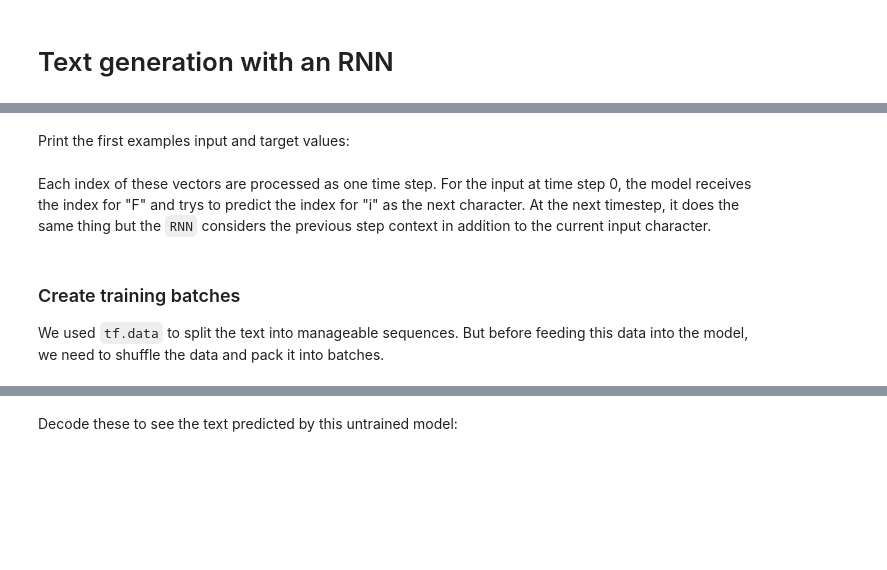
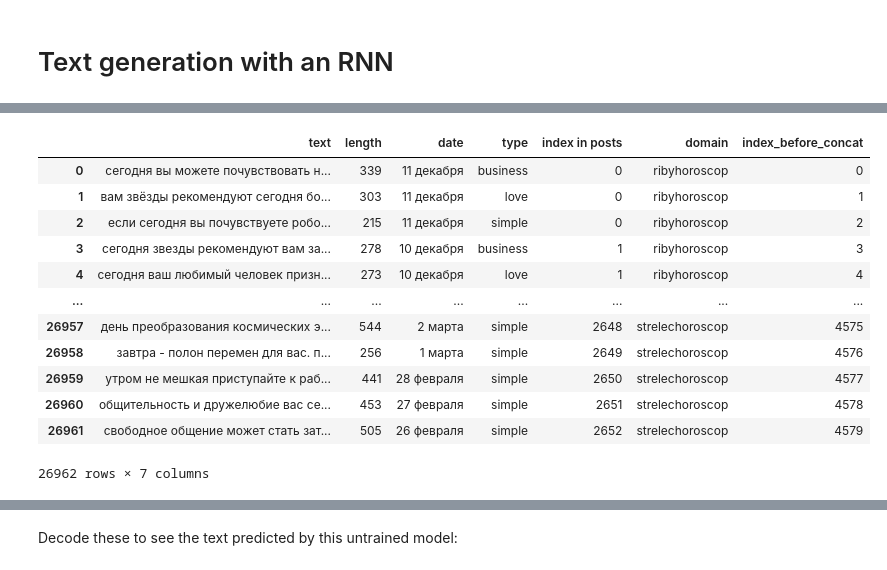
Before and after one commit to Khlebovich-Alexandra/horoscope_generator, a Jupyter notebook: text_generation.ipynb, the cells around one changed output, grey strips where cells are left out. Saved outputs shown, nothing was run; the diff lists cells and outputs as text; code cells hidden in the pictures; blank space fills up the shorter version.

Commit message:
better, but still bad model

```diff
--- a/text_generation.ipynb
+++ b/text_generation.ipynb
@@ -97,2 +30,0 @@ dataset = sequences.map(split_input_target)
-# %% [markdown]
-Print the first examples input and target values:
@@ -103,2 +30,0 @@ for input_example, target_example in  dataset.take(1):
-# %% [markdown]
-Each index of these vectors are processed as one time step. For the input at time step 0, the model receives the index for "F" and trys to predict the index for "i" as the next character. At the next timestep, it does the same thing but the `RNN` considers the previous step context in addition to the current input character.
@@ -110,4 +31,16 @@ for i, (input_idx, target_idx) in enumerate(zip(input_example[:5], target_exampl
-# %% [markdown]
-### Create training batches
-
-We used `tf.data` to split the text into manageable sequences. But before feeding this data into the model, we need to shuffle the data and pack it into batches.
+# %%
+posts
+# %% [output]
+|  | text | length | date | type | index in posts | domain | index_before_concat |
+| 0 | сегодня вы можете почувствовать н... | 339 | 11 декабря | business | 0 | ribyhoroscop | 0 |
+| 1 | вам звёзды рекомендуют сегодня бо... | 303 | 11 декабря | love | 0 | ribyhoroscop | 1 |
+| 2 | если сегодня вы почувствуете робо... | 215 | 11 декабря | simple | 0 | ribyhoroscop | 2 |
+| 3 | сегодня звезды рекомендуют вам за... | 278 | 10 декабря | business | 1 | ribyhoroscop | 3 |
+| 4 | сегодня ваш любимый человек призн... | 273 | 10 декабря | love | 1 | ribyhoroscop | 4 |
+| ... | ... | ... | ... | ... | ... | ... | ... |
+| 26957 | день преобразования космических э... | 544 | 2 марта | simple | 2648 | strelechoroscop | 4575 |
+| 26958 | завтра - полон перемен для вас. п... | 256 | 1 марта | simple | 2649 | strelechoroscop | 4576 |
+| 26959 | утром не мешкая приступайте к раб... | 441 | 28 февраля | simple | 2650 | strelechoroscop | 4577 |
+| 26960 | общительность и дружелюбие вас се... | 453 | 27 февраля | simple | 2651 | strelechoroscop | 4578 |
+| 26961 | свободное общение может стать зат... | 505 | 26 февраля | simple | 2652 | strelechoroscop | 4579 |
+26962 rows × 7 columns
```
Also changed, not shown: parts of 80 cells of this notebook.
